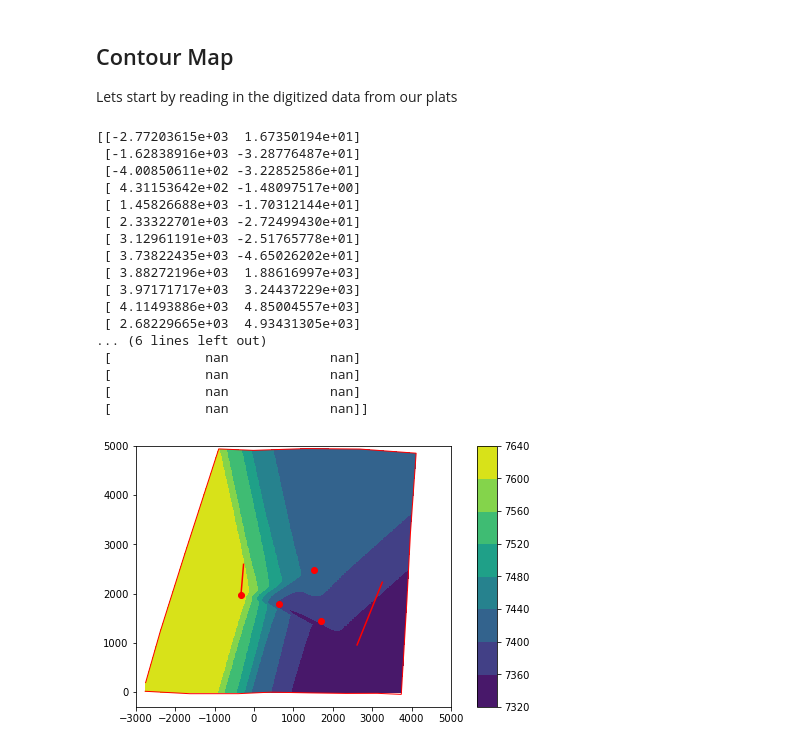
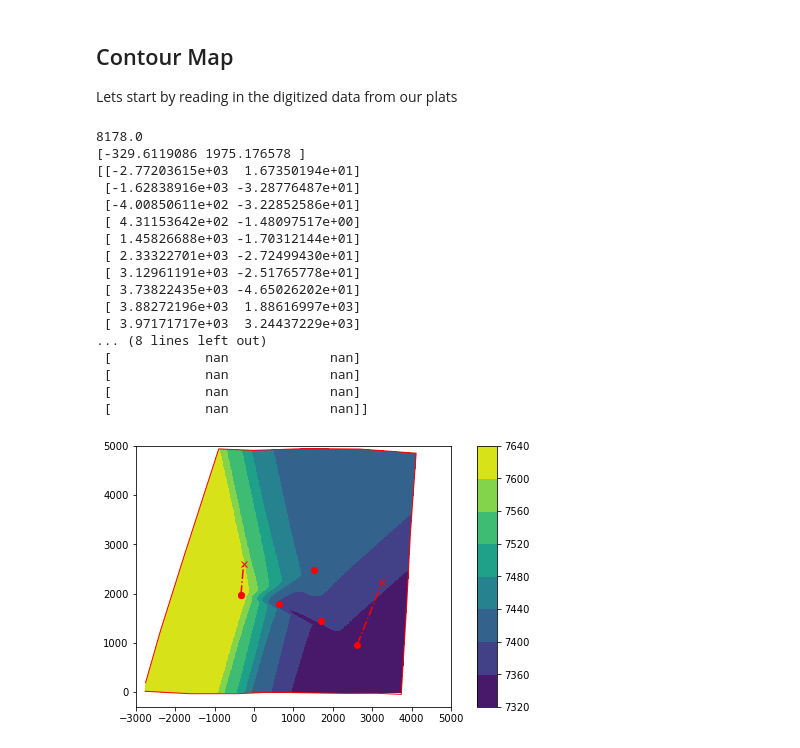
Before and after one commit to AdrianSalinas98/Petroleum-Engineering-Repository, a Jupyter notebook: Calculation of Csh, Total Sandstone Porosity, Sw in Payzone.ipynb, the cells around one changed output. Saved outputs shown, nothing was run; the diff lists cells and outputs as text; code cells hidden in the pictures.

```diff
--- a/Calculation of Csh, Total Sandstone Porosity, Sw in Payzone.ipynb
+++ b/Calculation of Csh, Total Sandstone Porosity, Sw in Payzone.ipynb
@@ -292,11 +292,12 @@ from matplotlib.patches import PathPatch
 from scipy.interpolate import griddata
 
 plat = pd.read_csv('Plat.csv')
-points = np.array(plat.iloc[0:21,[2,3]].copy())
-values = np.array(plat.iloc[0:21,4].copy())
+points = np.array(plat.iloc[0:23,[2,3]].copy()) # x,y
+values = np.array(plat.iloc[0:23,4].copy())     # z
 boundary_points = np.array(plat.iloc[:,[0,1]].copy())
 
-
+print(values[-1])
+print(points[-1])
 #min and max of x and y points chosen for the boundary, @ z resolution
 Nx = 500
 Ny = 500
@@ -344,36 +345,44 @@ patch = PathPatch(path,facecolor = 'none',edgecolor='r')
 ax.add_patch(patch)
 
 #show wells
 ax.plot(1531.419458,2480.929597,'ro',label = 'I1')
 ax.plot(1702.392344,1448.838004,'ro',label = 'I2')
 ax.plot(635.9383307,1781.909319,'ro',label = 'I3')
+
+ax.plot(2616.05529,957.5985418,'ro',label = 'I4_SH')
+ax.plot(3255.077087,2229.756209,'rx',label = 'I4_BHL')
 I4sh = [2616.05529,3255.077087]
 I4bh = [957.5985418,2229.756209]
-ax.plot(I4sh,I4bh,'r-',label = 'I4')
+ax.plot(I4sh,I4bh,'r-.')
+
+
 ax.plot(-329.6119086,1975.176578,'ro',label = 'N1')
+ax.plot(-329.6119086,1975.176578,'ro',label = 'NST_SH')
+ax.plot(-263.7958533,2592.891319,'rx',label = 'NST_BHL')
 N1STsh = [-329.6119086,-263.7958533]
 N1STbh = [1975.176578,2592.891319]
-ax.plot(N1STsh,N1STbh,'r-',label = 'N1ST')
+ax.plot(N1STsh,N1STbh,'r-.')
+
 ax.legend = True
 
 
 print(boundary_points)
 # %% [output]
+8178.0
+[-329.6119086 1975.176578 ]
 [[-2.77203615e+03  1.67350194e+01]
  [-1.62838916e+03 -3.28776487e+01]
  [-4.00850611e+02 -3.22852586e+01]
  [ 4.31153642e+02 -1.48097517e+00]
  [ 1.45826688e+03 -1.70312144e+01]
  [ 2.33322701e+03 -2.72499430e+01]
  [ 3.12961191e+03 -2.51765778e+01]
  [ 3.73822435e+03 -4.65026202e+01]
  [ 3.88272196e+03  1.88616997e+03]
  [ 3.97171717e+03  3.24437229e+03]
- [ 4.11493886e+03  4.85004557e+03]
- [ 2.68229665e+03  4.93431305e+03]
-... (6 lines left out)
+... (8 lines left out)
  [            nan             nan]
  [            nan             nan]
  [            nan             nan]
  [            nan             nan]]
-[figure, old version]
+[figure, new version]
```
